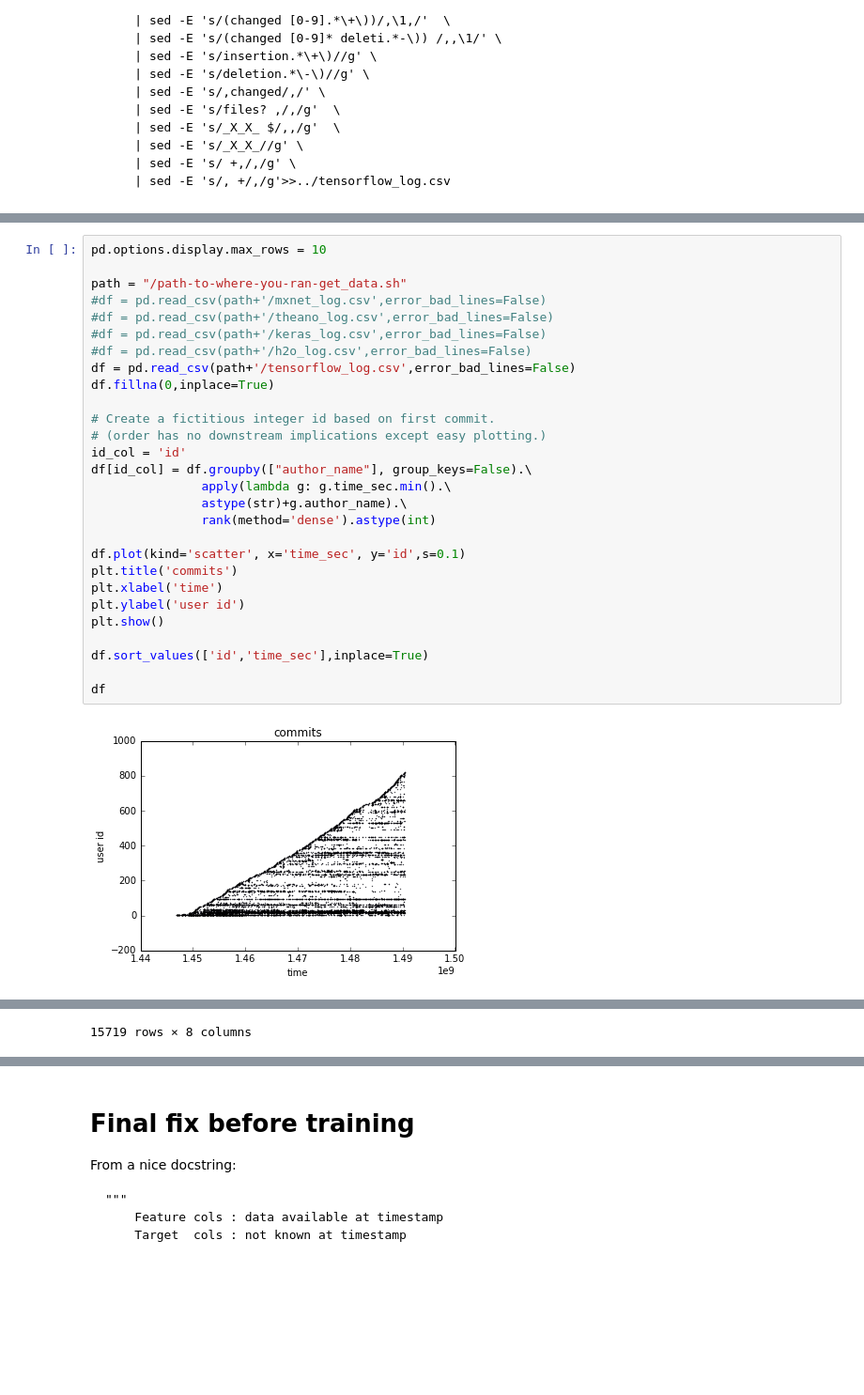
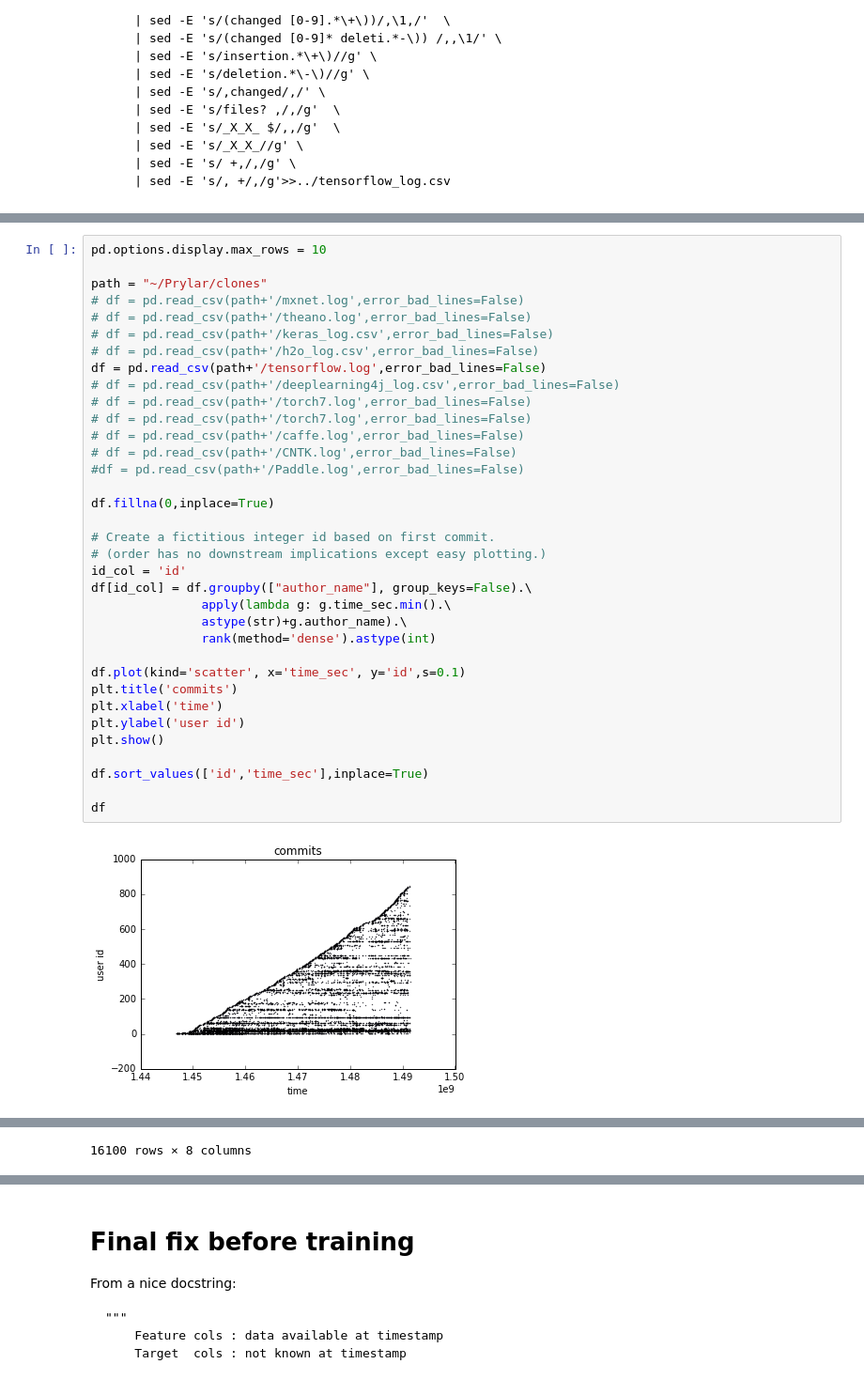
Before and after one commit to ragulpr/wtte-rnn, a Jupyter notebook: python/examples/data_pipeline/data_pipeline.ipynb, the cells around one changed output, grey strips where cells are left out. Shown at 94% size. Cells and saved outputs as stored; diff of their text form; blank space fills up the shorter version.

```diff
--- a/python/examples/data_pipeline/data_pipeline.ipynb
+++ b/python/examples/data_pipeline/data_pipeline.ipynb
@@ -59,31 +60,38 @@ t = t_elapsed or t_ix depending on context. Good practice to be specific or keep
 # %%
 pd.options.display.max_rows = 10
 
-path = "/path-to-where-you-ran-get_data.sh"
-#df = pd.read_csv(path+'/mxnet_log.csv',error_bad_lines=False)
-#df = pd.read_csv(path+'/theano_log.csv',error_bad_lines=False)
-#df = pd.read_csv(path+'/keras_log.csv',error_bad_lines=False)
-#df = pd.read_csv(path+'/h2o_log.csv',error_bad_lines=False)
-df = pd.read_csv(path+'/tensorflow_log.csv',error_bad_lines=False)
+path = "~/Prylar/clones"
+# df = pd.read_csv(path+'/mxnet.log',error_bad_lines=False)
+# df = pd.read_csv(path+'/theano.log',error_bad_lines=False)
+# df = pd.read_csv(path+'/keras_log.csv',error_bad_lines=False)
+# df = pd.read_csv(path+'/h2o_log.csv',error_bad_lines=False)
+df = pd.read_csv(path+'/tensorflow.log',error_bad_lines=False)
+# df = pd.read_csv(path+'/deeplearning4j_log.csv',error_bad_lines=False)
+# df = pd.read_csv(path+'/torch7.log',error_bad_lines=False)
+# df = pd.read_csv(path+'/torch7.log',error_bad_lines=False)
+# df = pd.read_csv(path+'/caffe.log',error_bad_lines=False)
+# df = pd.read_csv(path+'/CNTK.log',error_bad_lines=False)
+#df = pd.read_csv(path+'/Paddle.log',error_bad_lines=False)
+
 df.fillna(0,inplace=True)
 
 # Create a fictitious integer id based on first commit.
 # (order has no downstream implications except easy plotting.)
 id_col = 'id'
 df[id_col] = df.groupby(["author_name"], group_keys=False).\
                apply(lambda g: g.time_sec.min().\
                astype(str)+g.author_name).\
                rank(method='dense').astype(int)
 
 df.plot(kind='scatter', x='time_sec', y='id',s=0.1)
 plt.title('commits')
 plt.xlabel('time')
 plt.ylabel('user id')
 plt.show()
 
 df.sort_values(['id','time_sec'],inplace=True)
 
 df
 # %% [output]
-[figure, old version]
+[figure, new version]
 |  | commit | author_name | time_sec | subject | files_changed | lines_inserted | lines_deleted | id |
@@ -101,4 +109,4 @@ df
-15719 rows × 8 columns
+16100 rows × 8 columns
 # %%
 # dt = wallclock time, global timestep i.e 2012-01-01,...
 abs_time_col='dt'
```
Also changed, not shown: parts of 12 cells of this notebook, 5 other files.
